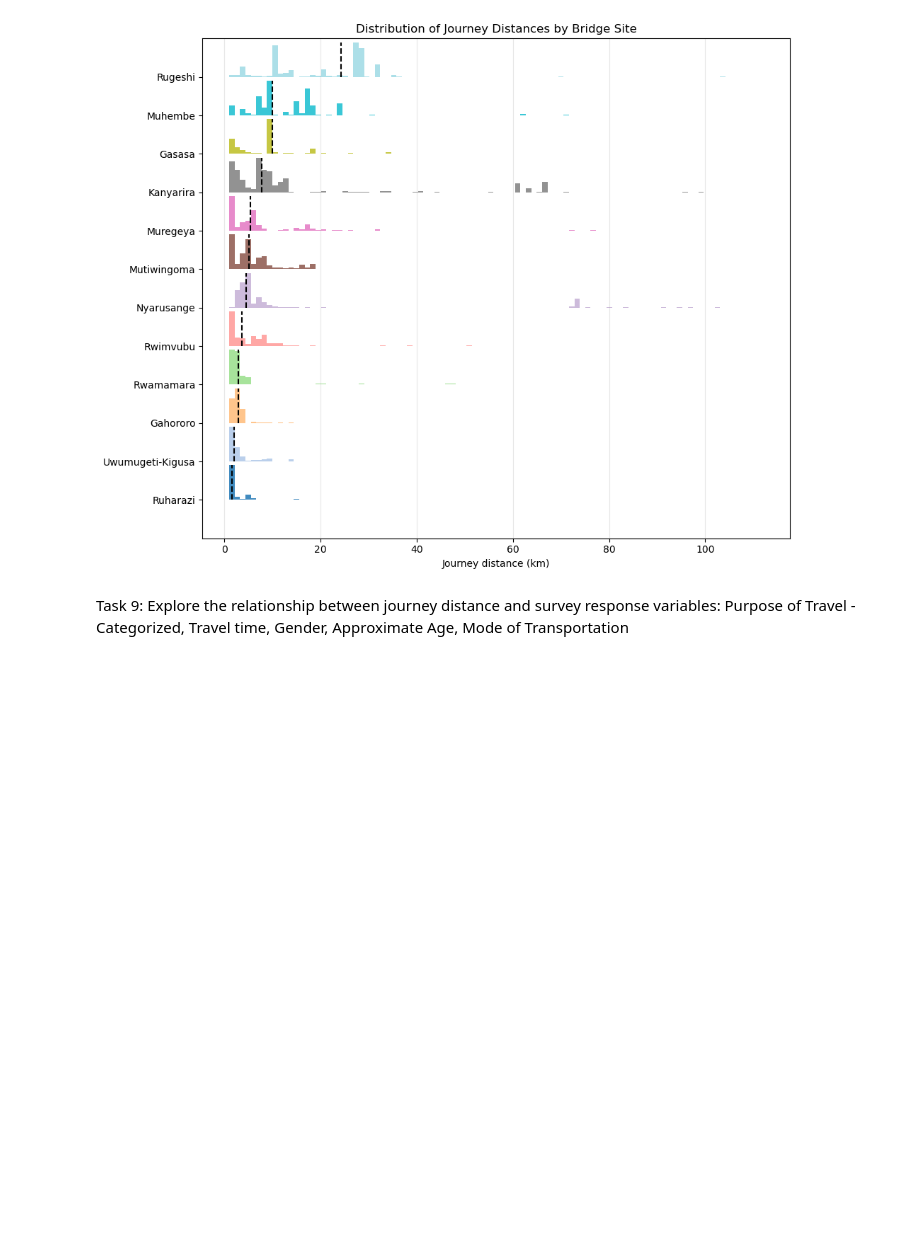
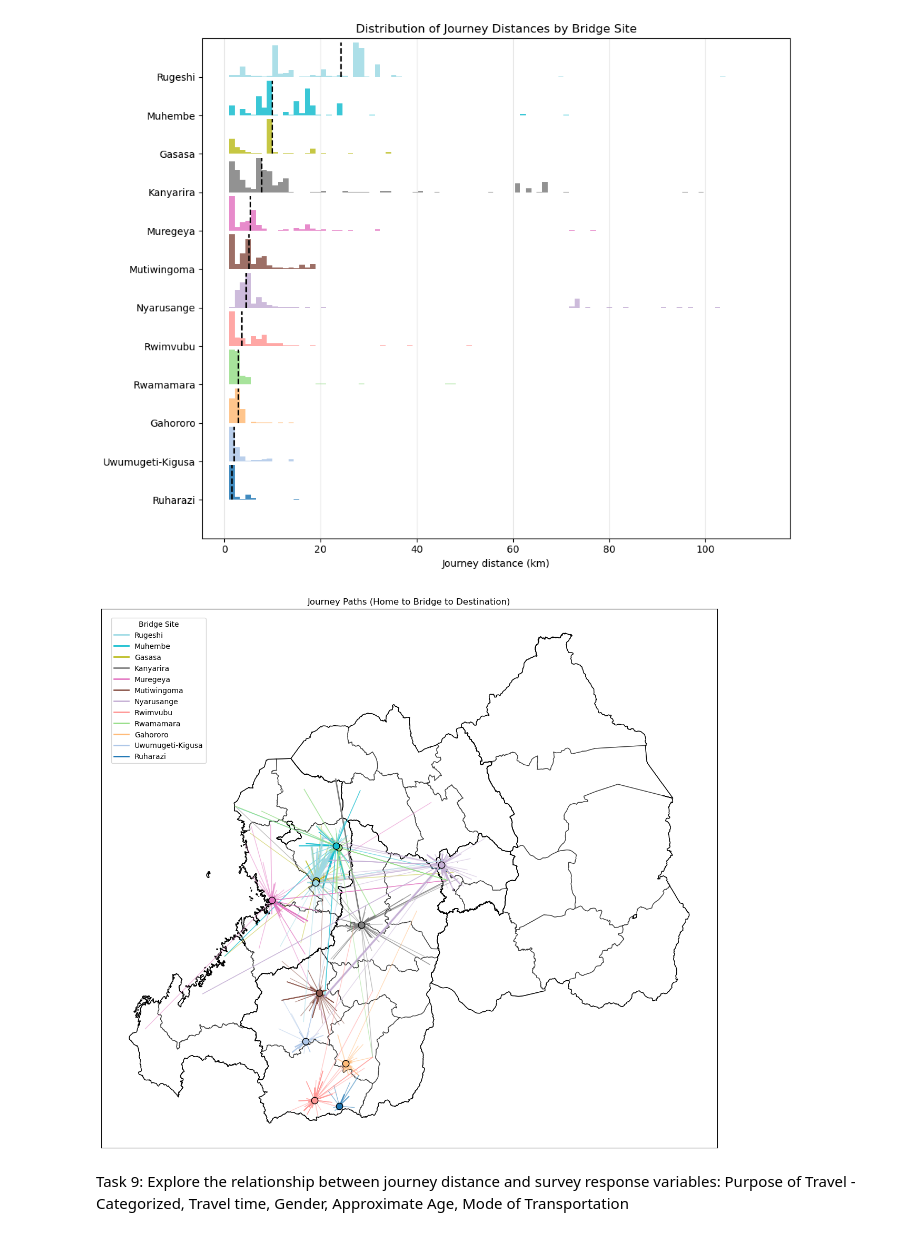
Before and after one commit to bridgestoprosperity/general-data, a Jupyter notebook: notebooks/catchment-analysis/admin-3-4-matching.ipynb, the cells around one changed output. Drawn from its saved outputs; the diff is of its cells as text; code cells hidden in the pictures; blank space fills up the shorter version.

Commit message:
Created map of journey paths

```diff
--- a/notebooks/catchment-analysis/admin-3-4-matching.ipynb
+++ b/notebooks/catchment-analysis/admin-3-4-matching.ipynb
@@ -445,8 +451,9 @@ def plot_ridgeline_histograms(survey_data, bridge_col, distance_col, n_bins=100)
 # %%
-plot_ridgeline_histograms(
+ordered_bridges, bridge_colors = plot_ridgeline_histograms(
     survey_data=Rwanda_catchment_surveys_final,
-    bridge_col="Bridge Site",
-    distance_col="total_distance"
+    bridge_col='Bridge Site',
+    distance_col='total_distance',
+    n_bins=100
 )
 # %% [output]
 [figure]
@@ -453,3 +559,19 @@ plot_ridgeline_histograms(
+# %%
+plot_journey_paths_weighted(
+    survey_data=Rwanda_catchment_surveys_final,
+    home_col='home_centroid',
+    bridge_col='Bridge Site',
+    destination_col='destination_centroid',
+    bridge_points=bridge_points,
+    admin_1_boundaries=admin_1_boundaries,
+    admin_2_boundaries=admin_2_boundaries,
+    ordered_bridges=ordered_bridges,
+    bridge_colors=bridge_colors,
+    min_width=1.0,
+    max_width=5.0
+)
+# %% [output]
+[figure, added]
 # %% [markdown]
 Task 9: Explore the relationship between journey distance and survey response variables: Purpose of Travel - Categorized, Travel time, Gender, Approximate Age, Mode of Transportation
 # %%
```
Also changed, not shown: parts of 4 cells of this notebook.
